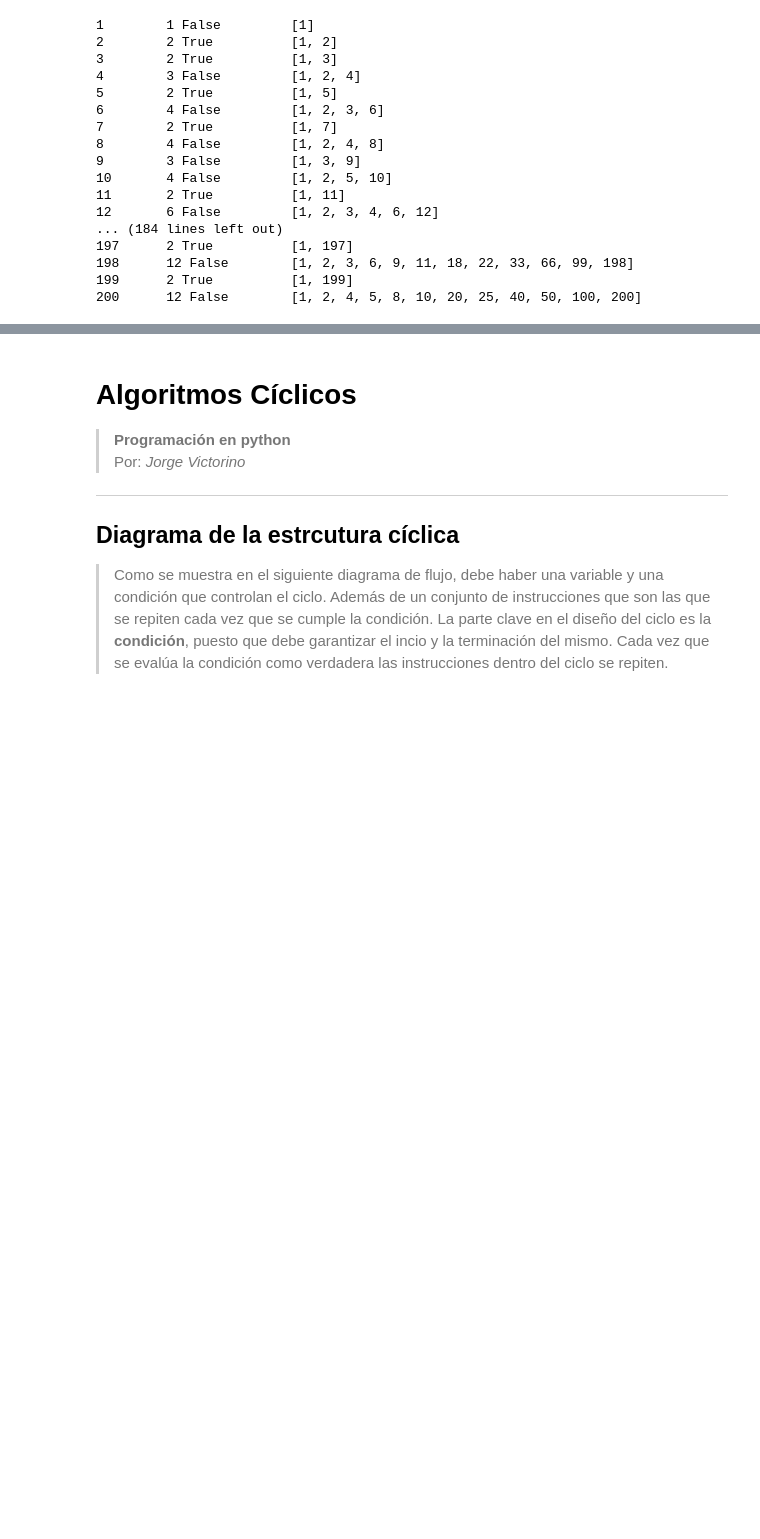
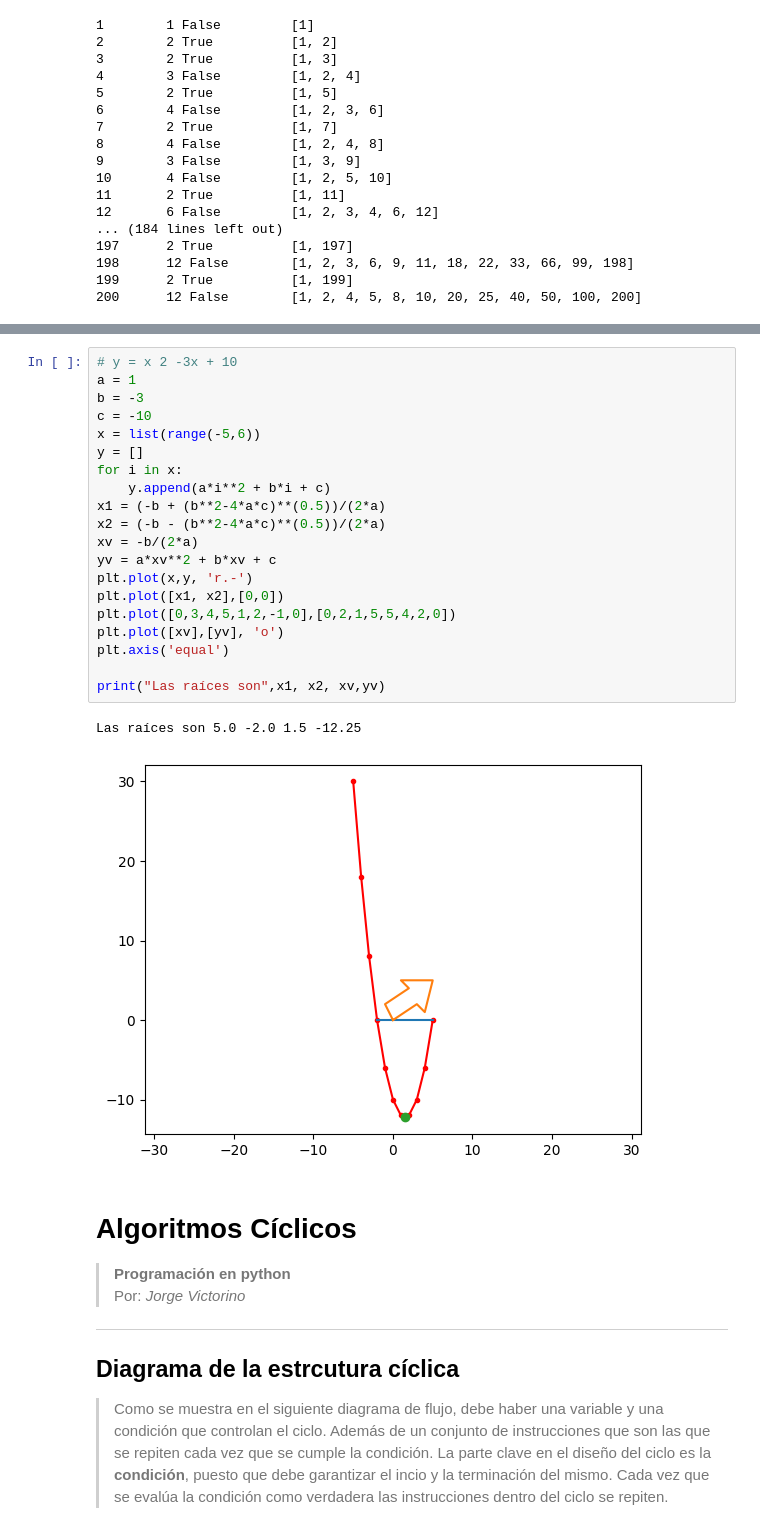
Before and after one commit to ccbeltran/Curso.Prep.Henry, a Jupyter notebook: 04_algoritmosCondicionales.ipynb, the cells around one changed output, grey strips where cells are left out. Cells and saved outputs as stored; diff of their text form; blank space fills up the shorter version.

```diff
--- a/04_algoritmosCondicionales.ipynb
+++ b/04_algoritmosCondicionales.ipynb
@@ -551,3 +631,26 @@ for l in range(1, 201):
+# %%
+# y = x 2 -3x + 10
+a = 1
+b = -3
+c = -10
+x = list(range(-5,6))
+y = []
+for i in x:
+    y.append(a*i**2 + b*i + c)
+x1 = (-b + (b**2-4*a*c)**(0.5))/(2*a)
+x2 = (-b - (b**2-4*a*c)**(0.5))/(2*a)
+xv = -b/(2*a)
+yv = a*xv**2 + b*xv + c
+plt.plot(x,y, 'r.-')
+plt.plot([x1, x2],[0,0])
+plt.plot([0,3,4,5,1,2,-1,0],[0,2,1,5,5,4,2,0])
+plt.plot([xv],[yv], 'o')
+plt.axis('equal')
+
+print("Las raíces son",x1, x2, xv,yv)
+# %% [output]
+Las raíces son 5.0 -2.0 1.5 -12.25
+[figure, added]
 # %% [markdown]
 # __Algoritmos Cíclicos__
 
```
Also changed, not shown: parts of 4 cells of this notebook.
